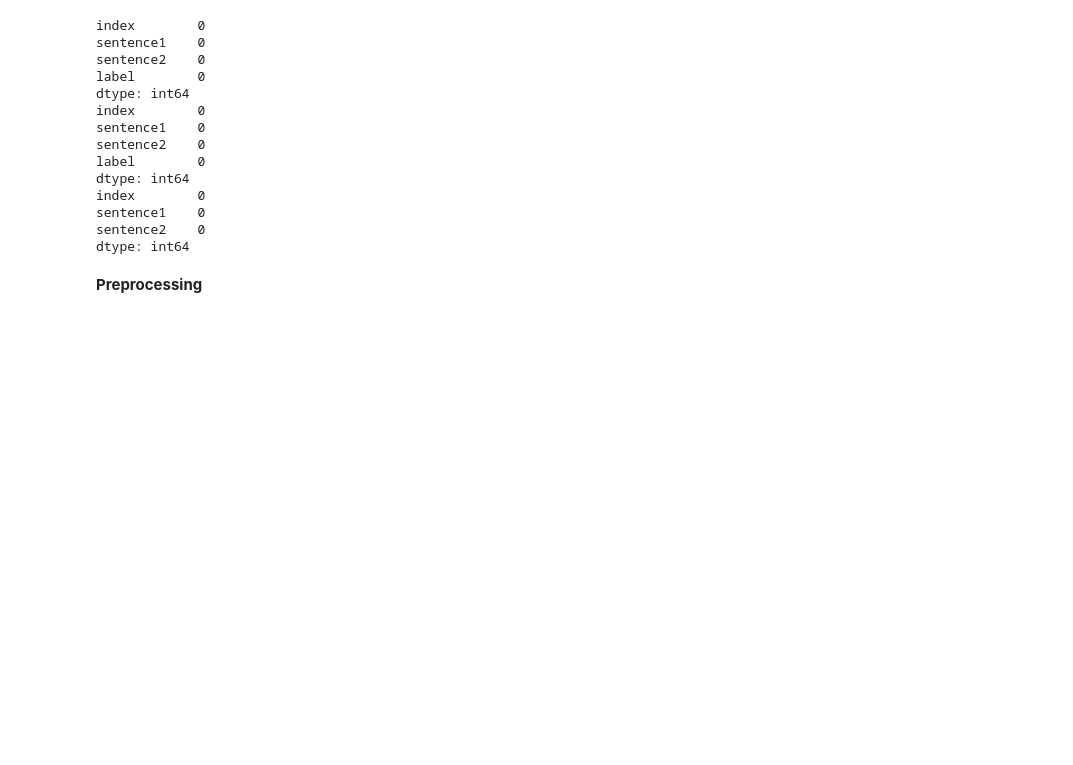
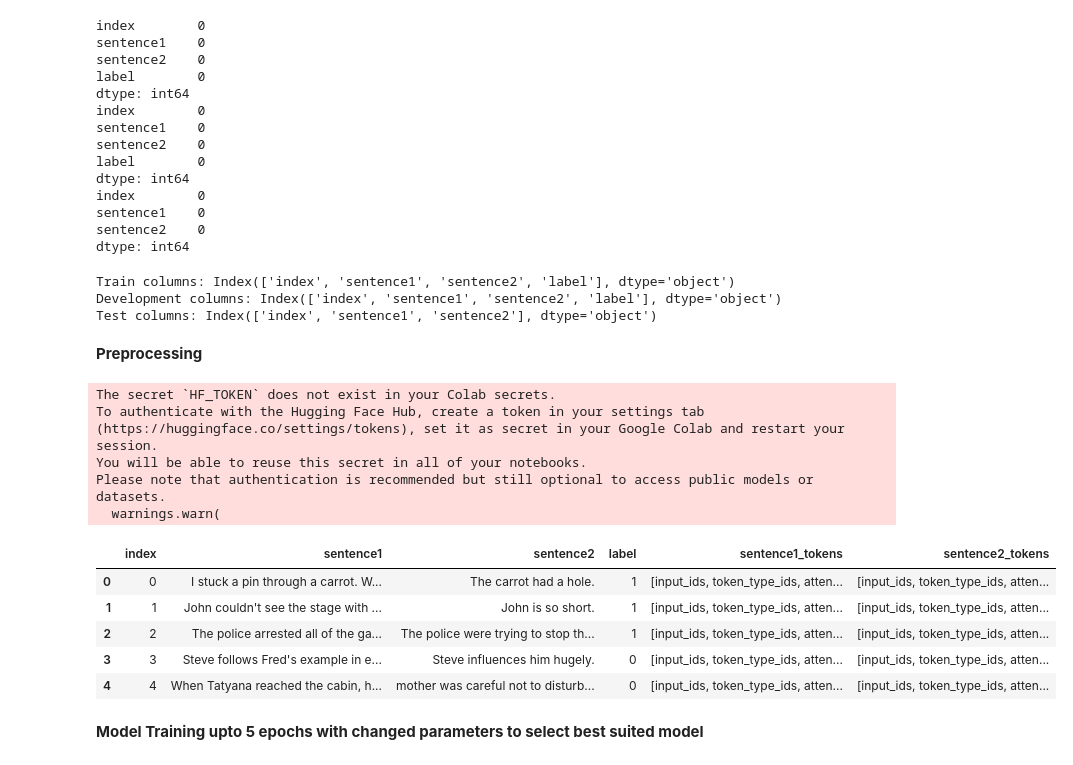
Before and after one commit to Muhammad-Abdullah-Jami/BERT-LLM, a Jupyter notebook: BERT.ipynb, the cells around one changed output. Cells and saved outputs as stored; diff of their text form; code cells hidden in the pictures; blank space fills up the shorter version.

```diff
--- a/BERT.ipynb
+++ b/BERT.ipynb
@@ -109,35 +121,59 @@ index        0
 sentence1    0
 sentence2    0
 dtype: int64
+# %%
+print("Train columns:", train_df.columns)
+print("Development columns:", dev_df.columns)
+print("Test columns:", test_df.columns)
+# %% [output]
+Train columns: Index(['index', 'sentence1', 'sentence2', 'label'], dtype='object')
+Development columns: Index(['index', 'sentence1', 'sentence2', 'label'], dtype='object')
+Test columns: Index(['index', 'sentence1', 'sentence2'], dtype='object')
 # %% [markdown]
 **Preprocessing**
 # %%
 tokenizer = BertTokenizer.from_pretrained('bert-base-uncased')
 def preprocess_text(data):
   """
   Removing the spacing in data , lower casing the data and tokenizing the data
   """
   return tokenizer.encode_plus(
-      data.lower().strip,              #Lower casing and striping the data
+      data.lower().strip(),              #Lower casing and striping the data
       add_special_tokens=True,          # adding spertation special tokens
       max_length=512,                   #setting the max length of the data to 512
       pad_to_max_length=True,           #padding the data to max length
-      trincation=True,                  #truncating the data to max lenght
-      return_attention_mask=True        # Generating the attenion marks
+      truncation=True,                  #truncating the data to max lenght
+      return_attention_mask=True,        # Generating the attenion marks
       return_tensors='pt'                # returning the tensors
 
 
   )
 def preprocess_data(data):
   """
   Preprocessing the data by using lambda functions on the data
   """
-  df['sentence1_tokens']=df['sentence1'].apply(lambda x:preprocess_text(x))
-  df['sentence2_tokens']=df['sentence2'].apply(lambda x:preprocess_text(x))
-  return df
+  data['sentence1_tokens']=data['sentence1'].apply(lambda x:preprocess_text(x))
+  data['sentence2_tokens']=data['sentence2'].apply(lambda x:preprocess_text(x))
+  return data
 
 #calling the functions to apply the preprocessing
 
 dev_df=preprocess_data(dev_df)
 test_df=preprocess_data(test_df)
 train_df=preprocess_data(train_df)
+
+train_df.head()
+# %% [output]
+The secret `HF_TOKEN` does not exist in your Colab secrets.
+To authenticate with the Hugging Face Hub, create a token in your settings tab (https://huggingface.co/settings/tokens), set it as secret in your Google Colab and restart your session.
+You will be able to reuse this secret in all of your notebooks.
+Please note that authentication is recommended but still optional to access public models or datasets.
+  warnings.warn(
+|  | index | sentence1 | sentence2 | label | sentence1_tokens | sentence2_tokens |
+| 0 | 0 | I stuck a pin through a carrot. W... | The carrot had a hole. | 1 | [input_ids, token_type_ids, atten... | [input_ids, token_type_ids, atten... |
+| 1 | 1 | John couldn't see the stage with ... | John is so short. | 1 | [input_ids, token_type_ids, atten... | [input_ids, token_type_ids, atten... |
+| 2 | 2 | The police arrested all of the ga... | The police were trying to stop th... | 1 | [input_ids, token_type_ids, atten... | [input_ids, token_type_ids, atten... |
+| 3 | 3 | Steve follows Fred's example in e... | Steve influences him hugely. | 0 | [input_ids, token_type_ids, atten... | [input_ids, token_type_ids, atten... |
+| 4 | 4 | When Tatyana reached the cabin, h... | mother was careful not to disturb... | 0 | [input_ids, token_type_ids, atten... | [input_ids, token_type_ids, atten... |
+# %% [markdown]
+**Model Training upto 5 epochs with changed parameters to select best suited model**
```
Also changed, not shown: parts of 12 cells of this notebook.
